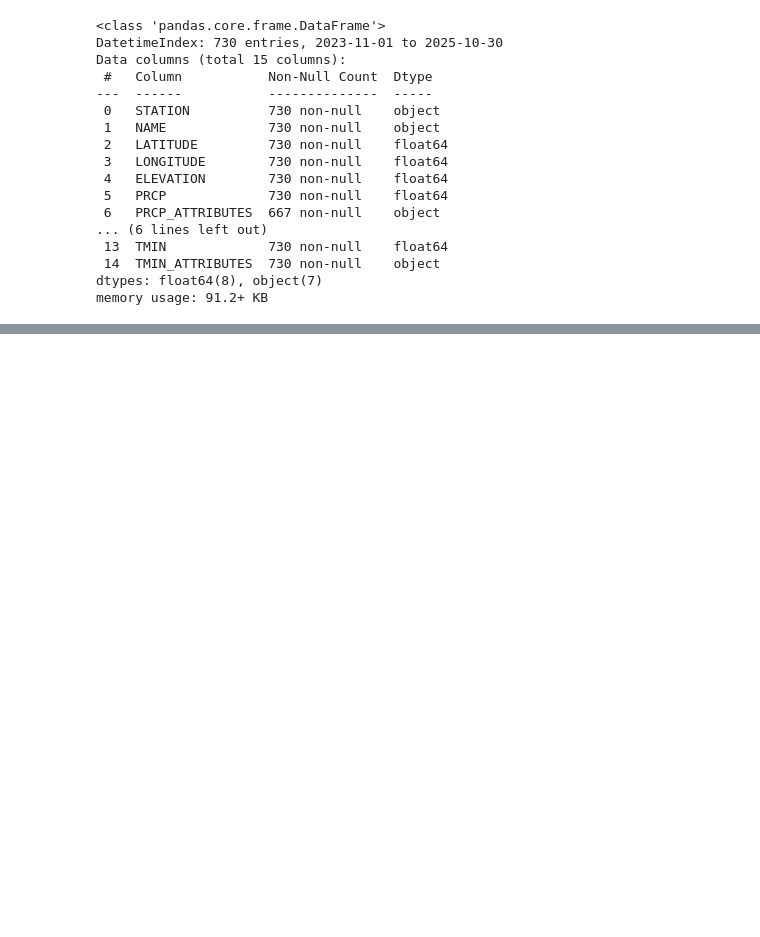
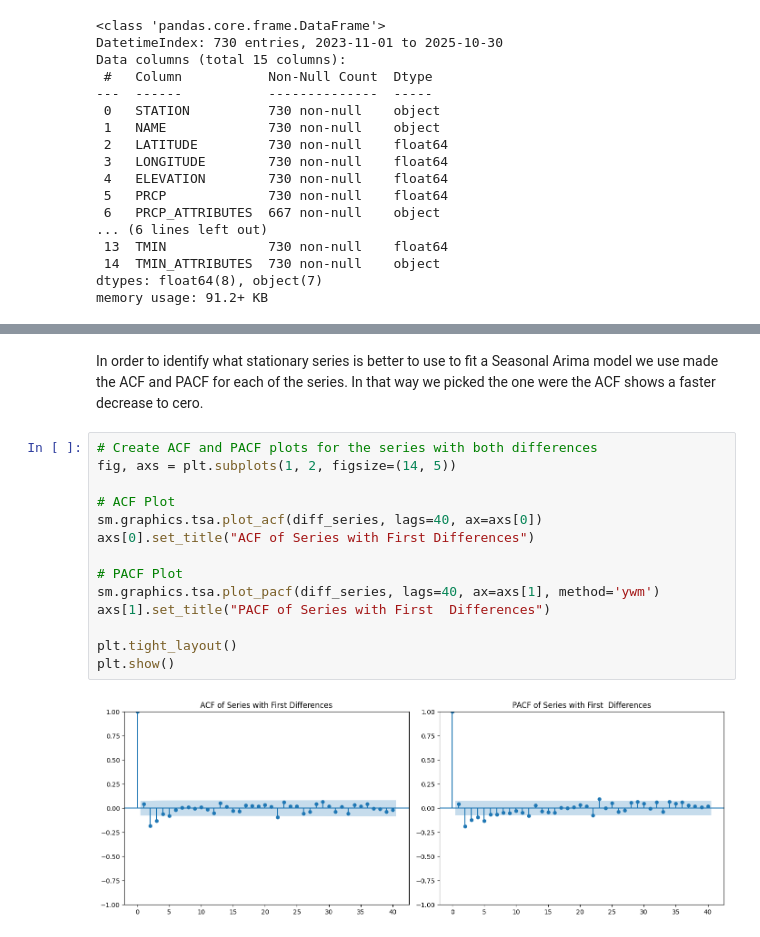
Before and after one commit to ricardo-lievano-pedroza/MBDS---Master-in-Business-Analytics-and-Data-Science, a Jupyter notebook: Big Data and Operations Management - time series/Group Assignment.ipynb, the cells around one changed output, grey strips where cells are left out. Saved outputs shown, nothing was run; the diff lists cells and outputs as text; blank space fills up the shorter version.

```diff
--- a/Big Data and Operations Management - time series/Group Assignment.ipynb
+++ b/Big Data and Operations Management - time series/Group Assignment.ipynb
@@ -166,0 +182,18 @@ plt.show()
+# %% [markdown]
+In order to identify what stationary series is better to use to fit a Seasonal Arima model we use made the ACF and PACF for each of the series. In that way we picked the one were the ACF shows a faster decrease to cero.
+# %%
+# Create ACF and PACF plots for the series with both differences
+fig, axs = plt.subplots(1, 2, figsize=(14, 5))
+
+# ACF Plot
+sm.graphics.tsa.plot_acf(diff_series, lags=40, ax=axs[0])
+axs[0].set_title("ACF of Series with First Differences")
+
+# PACF Plot
+sm.graphics.tsa.plot_pacf(diff_series, lags=40, ax=axs[1], method='ywm')
+axs[1].set_title("PACF of Series with First  Differences")
+
+plt.tight_layout()
+plt.show()
+# %% [output]
+[figure, added]
```
Also changed, not shown: parts of 15 cells of this notebook.
